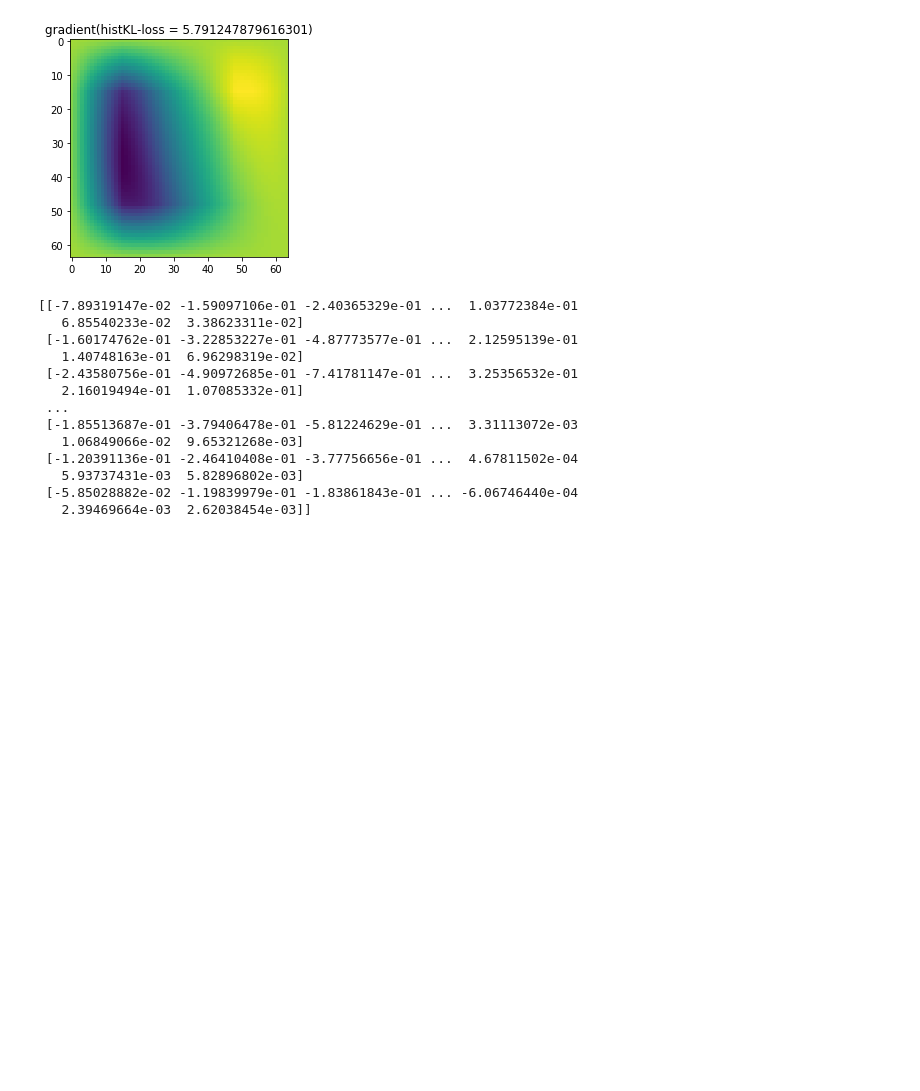
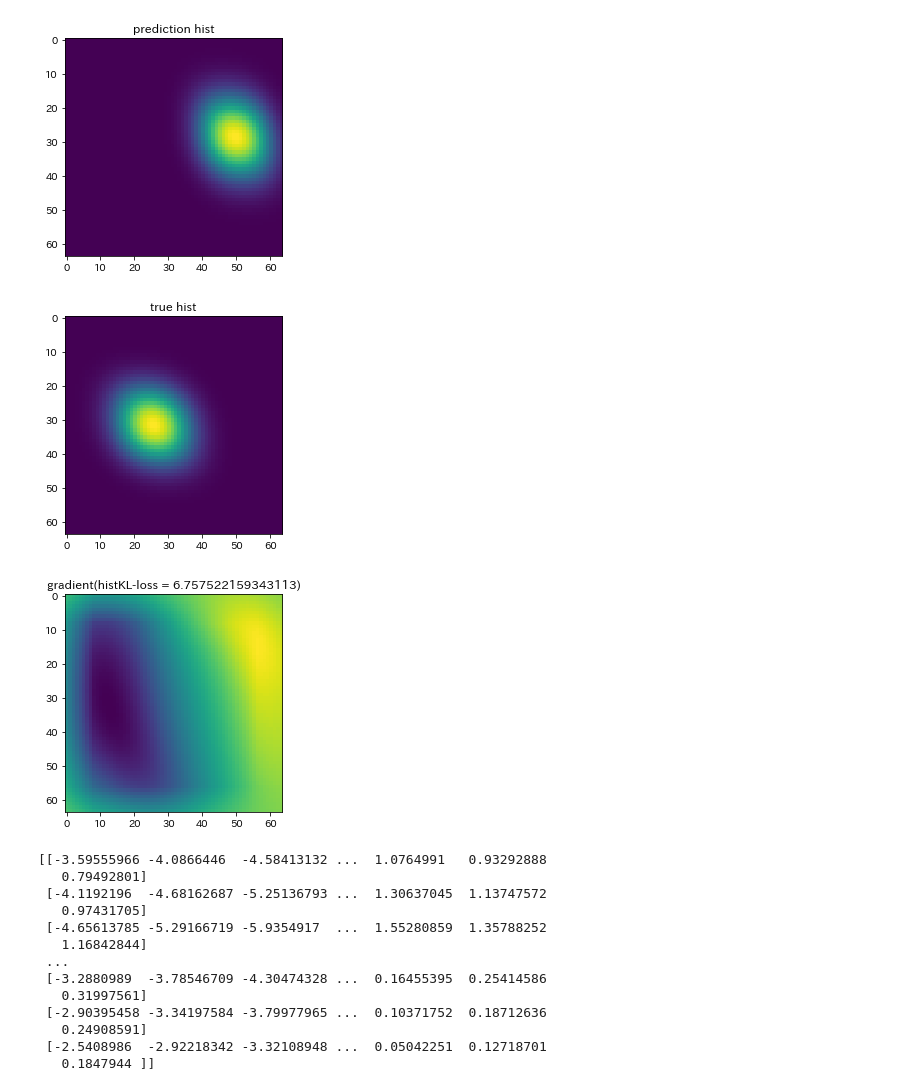
Before and after one commit to NagayoshiKotaro-wakayama-u/PartialConvolution, a Jupyter notebook: histKLgradient_test.ipynb, the cells around one changed output. Drawn from its saved outputs; the diff is of its cells as text; code cells hidden in the pictures; blank space fills up the shorter version.

Commit message:
change to padding=SAME

```diff
--- a/histKLgradient_test.ipynb
+++ b/histKLgradient_test.ipynb
@@ -56,7 +61,7 @@ def compSpatialHist(x,kSize=16,sSize=1,isNormMode='sum',thre=0.05):
     kernel = tf.constant(kernel, dtype=tf.float64)
 
     # histogram using conv2d
-    x_conv = tf.nn.conv2d(x,kernel,strides=[1,sSize,sSize,1],padding='VALID')
+    x_conv = tf.nn.conv2d(x,kernel,strides=[1,sSize,sSize,1],padding='SAME')
     shape = tf.shape(x_conv)
     x_conv_flat = tf.reshape(x_conv,[shape[0],shape[1]*shape[2]])
 
@@ -77,24 +82,37 @@ grad = tf.gradients(kl_loss,x)[0]
 
 sess.run(tf.global_variables_initializer())
 # %%
-grad_value, kl_value = sess.run([grad,kl_loss])
+hist_x_value, hist_y_value, grad_value, kl_value = sess.run([hist_x,hist_y,grad,kl_loss])
+
+img = np.reshape(gaussian(np.c_[X.ravel(),Y.ravel()], np.array([[24,10],[10,42]]), [50,29]),[64,64])
+
+plt.imshow(hist_x_value[0])
+plt.title("prediction hist")
+plt.show()
+
+plt.imshow(hist_y_value[0])
+plt.title("true hist")
+plt.show()
+
 plt.imshow(grad_value[0,:,:,0])
 plt.title("gradient(histKL-loss = {})".format(kl_value))
 plt.show()
 
 print(grad_value[0,:,:,0])
 # %% [output]
-[figure, old version]
+[figure, new version]
+[figure, added]
+[figure, added]
-[[-7.89319147e-02 -1.59097106e-01 -2.40365329e-01 ...  1.03772384e-01
-   6.85540233e-02  3.38623311e-02]
- [-1.60174762e-01 -3.22853227e-01 -4.87773577e-01 ...  2.12595139e-01
-   1.40748163e-01  6.96298319e-02]
- [-2.43580756e-01 -4.90972685e-01 -7.41781147e-01 ...  3.25356532e-01
-   2.16019494e-01  1.07085332e-01]
+[[-3.59555966 -4.0866446  -4.58413132 ...  1.0764991   0.93292888
+   0.79492801]
+ [-4.1192196  -4.68162687 -5.25136793 ...  1.30637045  1.13747572
+   0.97431705]
+ [-4.65613785 -5.29166719 -5.9354917  ...  1.55280859  1.35788252
+   1.16842844]
  ...
- [-1.85513687e-01 -3.79406478e-01 -5.81224629e-01 ...  3.31113072e-03
-   1.06849066e-02  9.65321268e-03]
- [-1.20391136e-01 -2.46410408e-01 -3.77756656e-01 ...  4.67811502e-04
-   5.93737431e-03  5.82896802e-03]
- [-5.85028882e-02 -1.19839979e-01 -1.83861843e-01 ... -6.06746440e-04
-   2.39469664e-03  2.62038454e-03]]
+ [-3.2880989  -3.78546709 -4.30474328 ...  0.16455395  0.25414586
+   0.31997561]
+ [-2.90395458 -3.34197584 -3.79977965 ...  0.10371752  0.18712636
+   0.24908591]
+ [-2.5408986  -2.92218342 -3.32108948 ...  0.05042251  0.12718701
+   0.1847944 ]]
```
Also changed, not shown: parts of 2 cells of this notebook.
